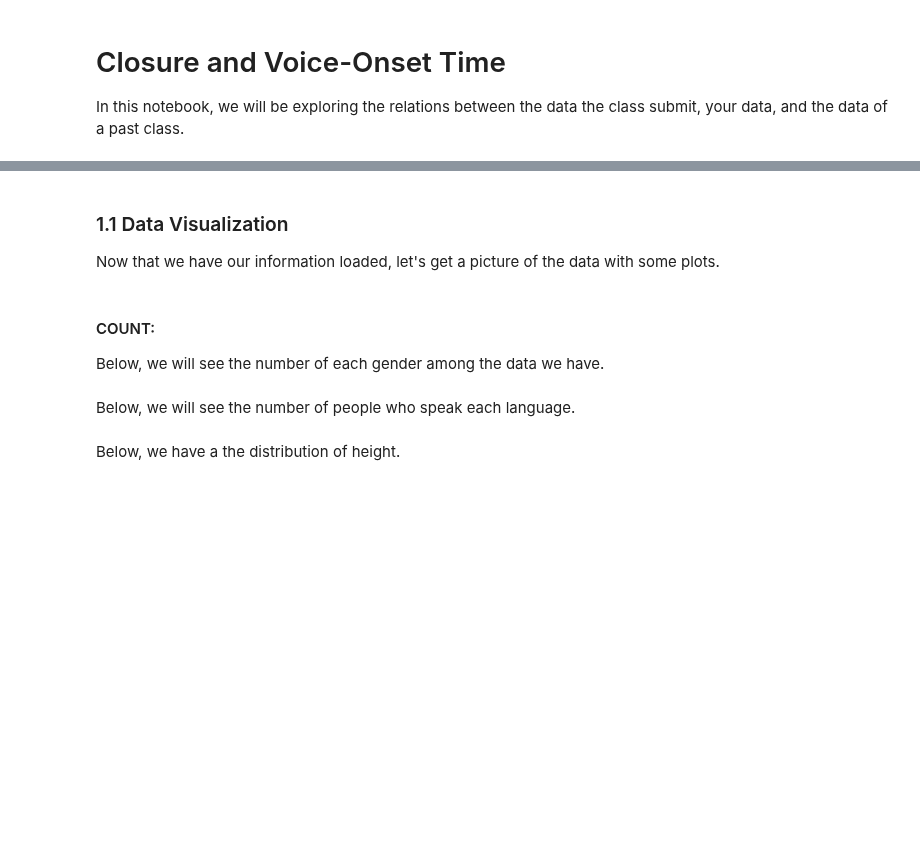
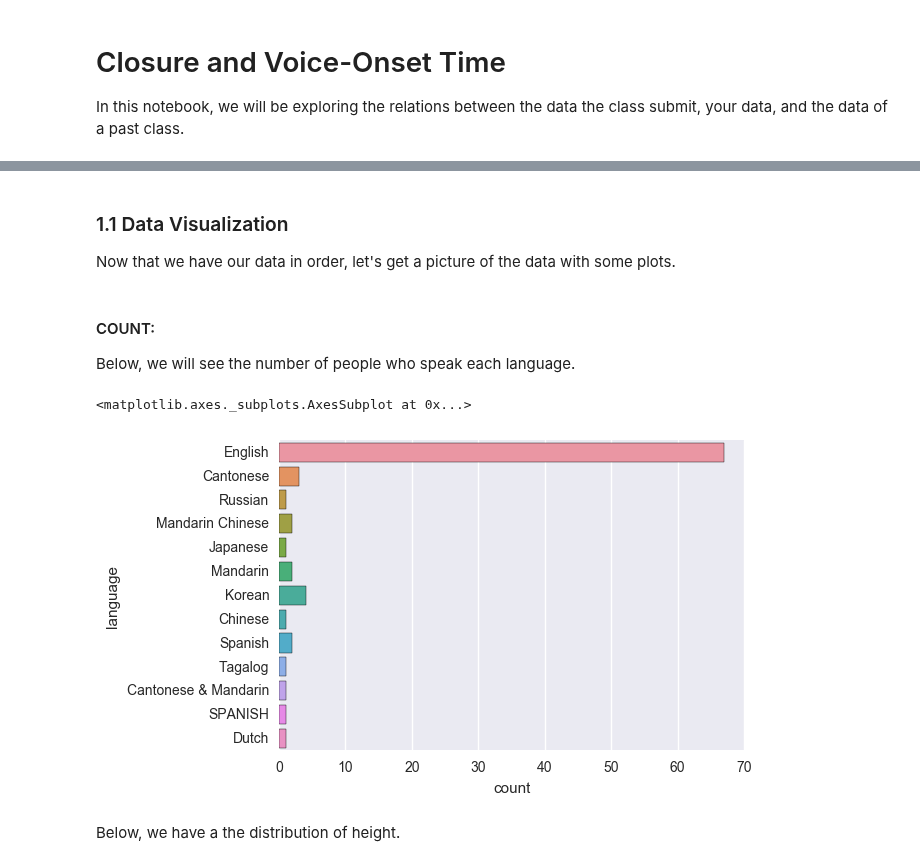
Before and after one commit to ds-modules/LINGUIS-110, a Jupyter notebook: vot_demo/Assignment.ipynb, the cells around one changed output, grey strips where cells are left out. Saved outputs shown, nothing was run; the diff lists cells and outputs as text; code cells hidden in the pictures; blank space fills up the shorter version.

```diff
--- a/vot_demo/Assignment.ipynb
+++ b/vot_demo/Assignment.ipynb
@@ -52,0 +57,3 @@ fa17.head()
+# %%
+subset = data[['pclo', 'tclo', 'kclo', 'bclo', 'dclo', 'gclo']]
+subset.head()
@@ -52,0 +69,3 @@ fa17.head()
+# %%
+clo_avg = subset.mean(axis=1)
+clo_avg
@@ -52,0 +92,3 @@ fa17.head()
+# %%
+data['clo'] = clo_avg
+data.head()
@@ -52,0 +104,7 @@ fa17.head()
+# %%
+data['vot'] = data[['pvot', 'tvot', 'kvot', 'bvot', 'dvot', 'gvot']].mean(axis=1)
+data['vclo'] = data[['pclo', 'tclo', 'kclo']].mean(axis=1)
+data['vvot'] = data[['pvot', 'tvot', 'kvot']].mean(axis=1)
+data['vlclo'] = data[['bclo', 'dclo', 'gclo']].mean(axis=1)
+data['vlvot'] = data[['bvot', 'dvot', 'gvot']].mean(axis=1)
+data.head()
@@ -53,6 +119,6 @@ fa17.head()
 # %% [markdown]
 ### 1.1 Data Visualization
-Now that we have our information loaded, let's get a picture of the data with some plots.
+Now that we have our data in order, let's get a picture of the data with some plots.
 # %% [markdown]
 #### COUNT:
-Below, we will see the number of each gender among the data we have.
+Below, we will see the number of people who speak each language.
@@ -61,7 +125,8 @@ ax = sns.countplot(x="gender", data=fa17)
-# %% [markdown]
-Below, we will see the number of people who speak each language.
 # %%
-sns.countplot(y="language", data=fa17)
+sns.countplot(y="language", data=data)
+# %% [output]
+<matplotlib.axes._subplots.AxesSubplot at 0x...>
+[figure, added]
 # %% [markdown]
 Below, we have a the distribution of height.
 # %%
```
Also changed, not shown: parts of 60 cells of this notebook.
